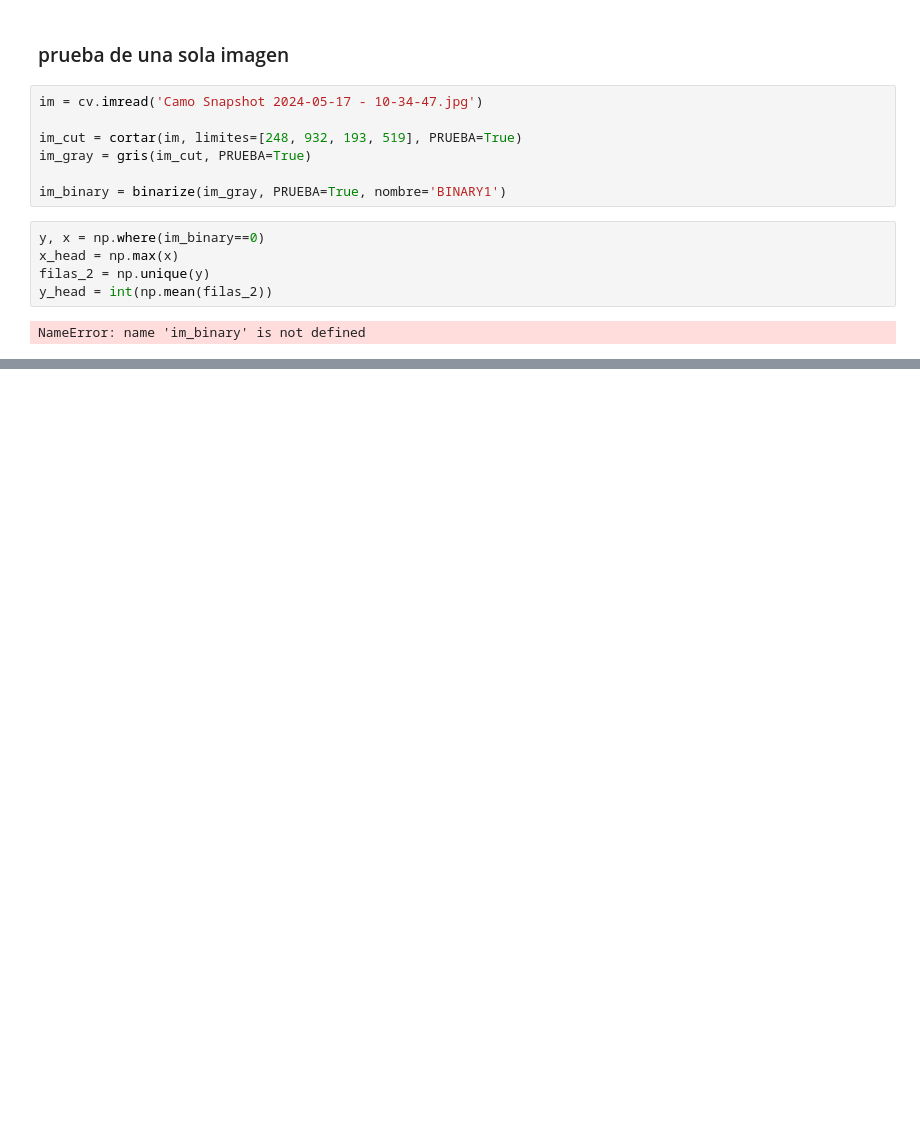
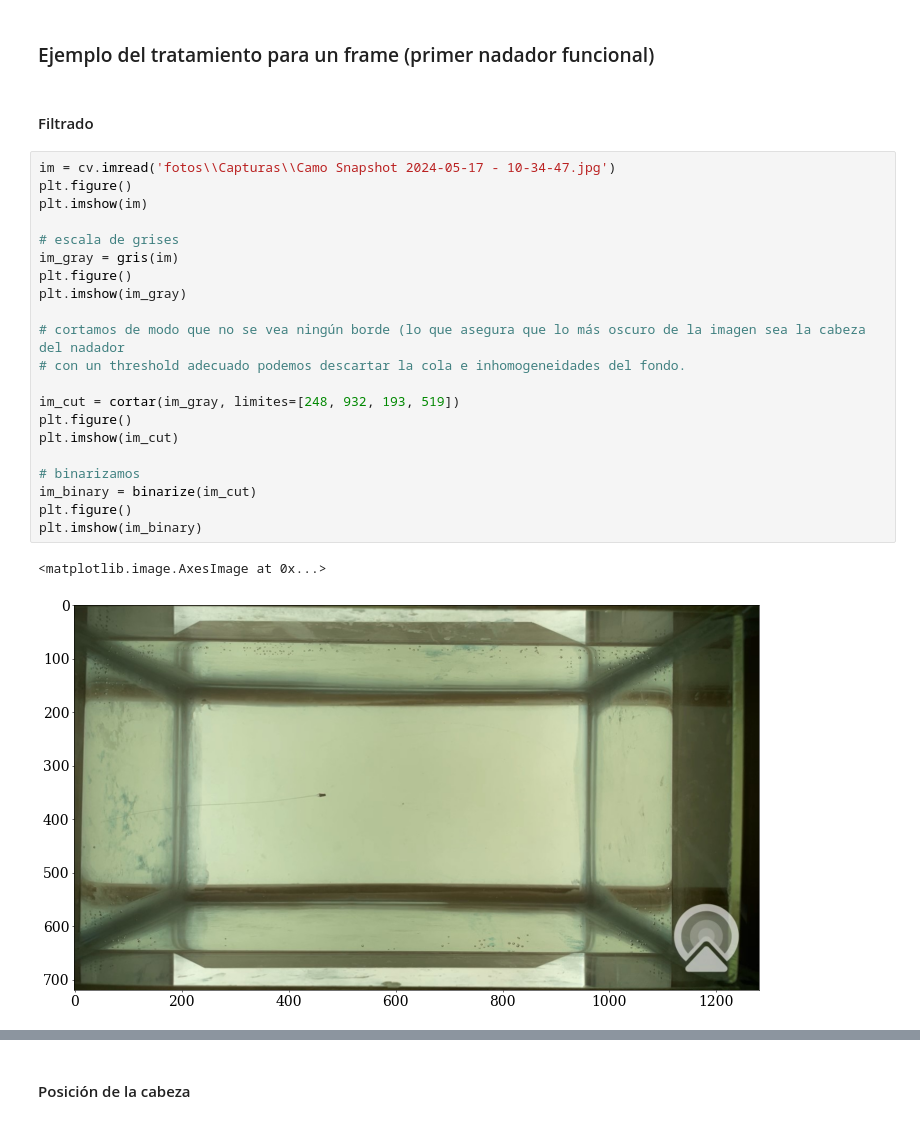
Before and after one commit to gardianc/Nado-ondulatorio, a Jupyter notebook: track_head.ipynb, the cells around one changed output, grey strips where cells are left out. Drawn from its saved outputs; the diff is of its cells as text; blank space fills up the shorter version.

```diff
--- a/track_head.ipynb
+++ b/track_head.ipynb
@@ -147,19 +162,31 @@ def track_TAIL(vs, limites, SHOW=False):
         # video.release()
 
         return np.array(tiempo)
-# %% [markdown]
-### prueba de una sola imagen
-# %%
-im = cv.imread('Camo Snapshot 2024-05-17 - 10-34-47.jpg')
-
-im_cut = cortar(im, limites=[248, 932, 193, 519], PRUEBA=True)
-im_gray = gris(im_cut, PRUEBA=True)
-
-im_binary = binarize(im_gray, PRUEBA=True, nombre='BINARY1')
-# %%
-y, x = np.where(im_binary==0)
-x_head = np.max(x)
-filas_2 = np.unique(y)
-y_head = int(np.mean(filas_2))
-# %% [output]
-NameError: name 'im_binary' is not defined
+# %% [markdown]
+### Ejemplo del tratamiento para un frame (primer nadador funcional)
+# %% [markdown]
+#### Filtrado
+# %%
+im = cv.imread('fotos\\Capturas\\Camo Snapshot 2024-05-17 - 10-34-47.jpg')
+plt.figure()
+plt.imshow(im)
+
+# escala de grises
+im_gray = gris(im)
+plt.figure()
+plt.imshow(im_gray)
+
+# cortamos de modo que no se vea ningún borde (lo que asegura que lo más oscuro de la imagen sea la cabeza del nadador
+# con un threshold adecuado podemos descartar la cola e inhomogeneidades del fondo.
+
+im_cut = cortar(im_gray, limites=[248, 932, 193, 519])
+plt.figure()
+plt.imshow(im_cut)
+
+# binarizamos
+im_binary = binarize(im_cut)
+plt.figure()
+plt.imshow(im_binary)
+# %% [output]
+<matplotlib.image.AxesImage at 0x...>
+[figure, added]
@@ -165,0 +196,2 @@ NameError: name 'im_binary' is not defined
+# %% [markdown]
+#### Posición de la cabeza
```
Also changed, not shown: parts of 18 cells of this notebook.
